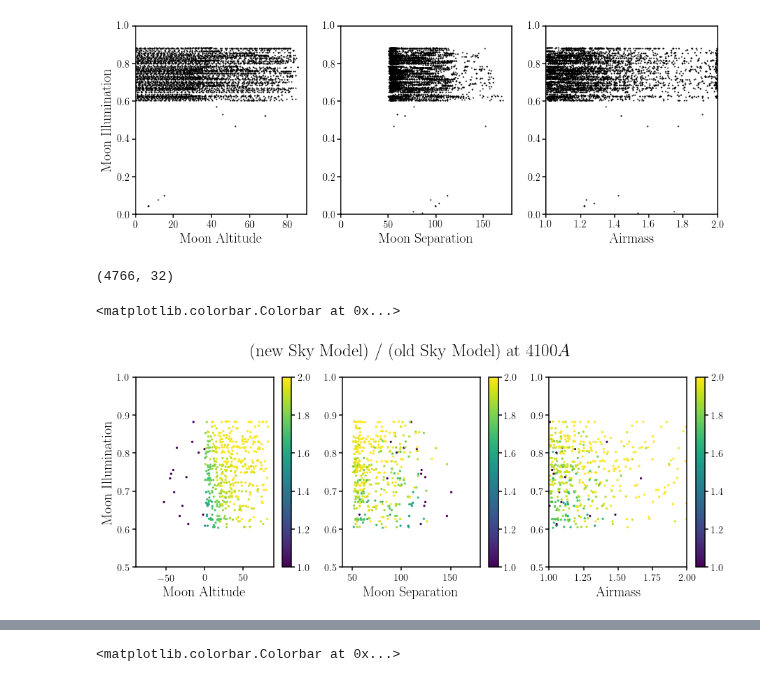
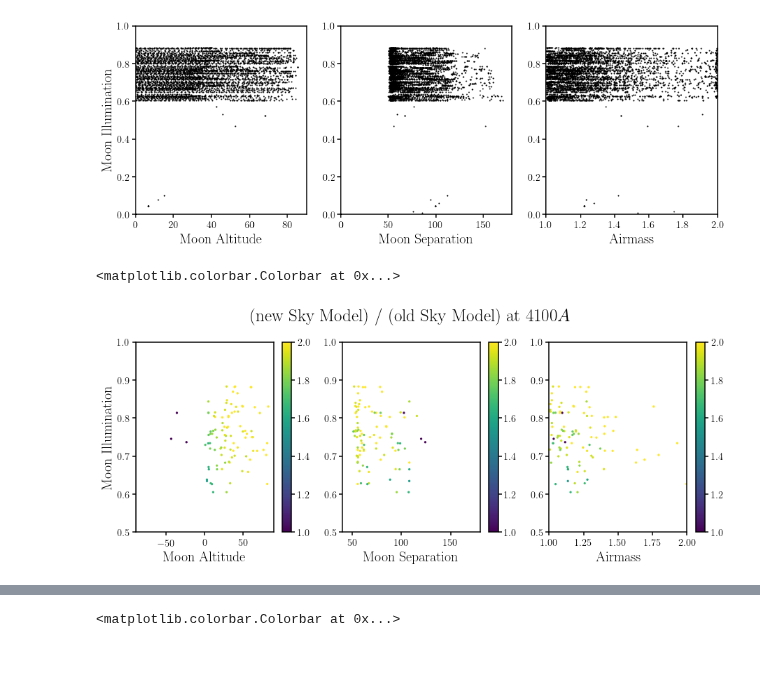
Before and after one commit to desi-bgs/feasiBGS, a Jupyter notebook: notebook/local_bgs_mockexp.ipynb, the cells around one changed output, grey strips where cells are left out. Saved outputs shown, nothing was run; the diff lists cells and outputs as text; code cells hidden in the pictures.

```diff
--- a/notebook/local_bgs_mockexp.ipynb
+++ b/notebook/local_bgs_mockexp.ipynb
@@ -101,36 +101,32 @@ exps_new_410 = np.zeros(len(exps))
 for i in range(len(exps)):
     exps_ks_410[i] = np.median(medfilt(exps_ks[i,wlim_410], 51))
     exps_new_410[i] = np.median(medfilt(exps_new[i,wlim_410], 51))
-# %%
-exps['MOONALT'].shape
-# %% [output]
-(4766, 32)
 # %%
 ratio_410 = exps_new_410/exps_ks_410
 # %%
 fig = plt.figure(figsize=(15,5))
 sub = fig.add_subplot(131)
-scat = sub.scatter(exps['MOONALT'][::10,0], exps['MOONFRAC'][::10,0], c=ratio_410[::10], s=5, vmin=1, vmax=2)
+scat = sub.scatter(exps['MOONALT'][::50,0], exps['MOONFRAC'][::50,0], c=ratio_410[::50], s=5, vmin=1, vmax=2)
 sub.set_xlabel('Moon Altitude', fontsize=20)
 sub.set_xlim([-90., 90.])
 sub.set_ylabel('Moon Illumination', fontsize=20)
 sub.set_ylim([0.5, 1.])
 fig.colorbar(scat)
 
 sub = fig.add_subplot(132)
-scat = sub.scatter(exps['MOONSEP'][::10,0], exps['MOONFRAC'][::10,0], c=ratio_410[::10], s=5, vmin=1, vmax=2)
+scat = sub.scatter(exps['MOONSEP'][::50,0], exps['MOONFRAC'][::50,0], c=ratio_410[::50], s=5, vmin=1, vmax=2)
 sub.set_xlabel('Moon Separation', fontsize=20)
 sub.set_xlim([40., 180.])
 sub.set_ylim([0.5, 1.])
 sub.set_title('(new Sky Model) / (old Sky Model) at $4100A$', pad=30, fontsize=25)
 fig.colorbar(scat)
 
 sub = fig.add_subplot(133)
-scat = sub.scatter(exps['AIRMASS'][::10,0], exps['MOONFRAC'][::10,0], c=ratio_410[::10], s=5, vmin=1, vmax=2)
+scat = sub.scatter(exps['AIRMASS'][::50,0], exps['MOONFRAC'][::50,0], c=ratio_410[::50], s=5, vmin=1, vmax=2)
 sub.set_xlabel('Airmass', fontsize=20)
 sub.set_xlim([1., 2.])
 sub.set_ylim([0.5, 1.])
 fig.colorbar(scat)
 # %% [output]
 <matplotlib.colorbar.Colorbar at 0x...>
-[figure, old version]
+[figure, new version]
```
Also changed, not shown: parts of 1 cell of this notebook, 2 other files.
